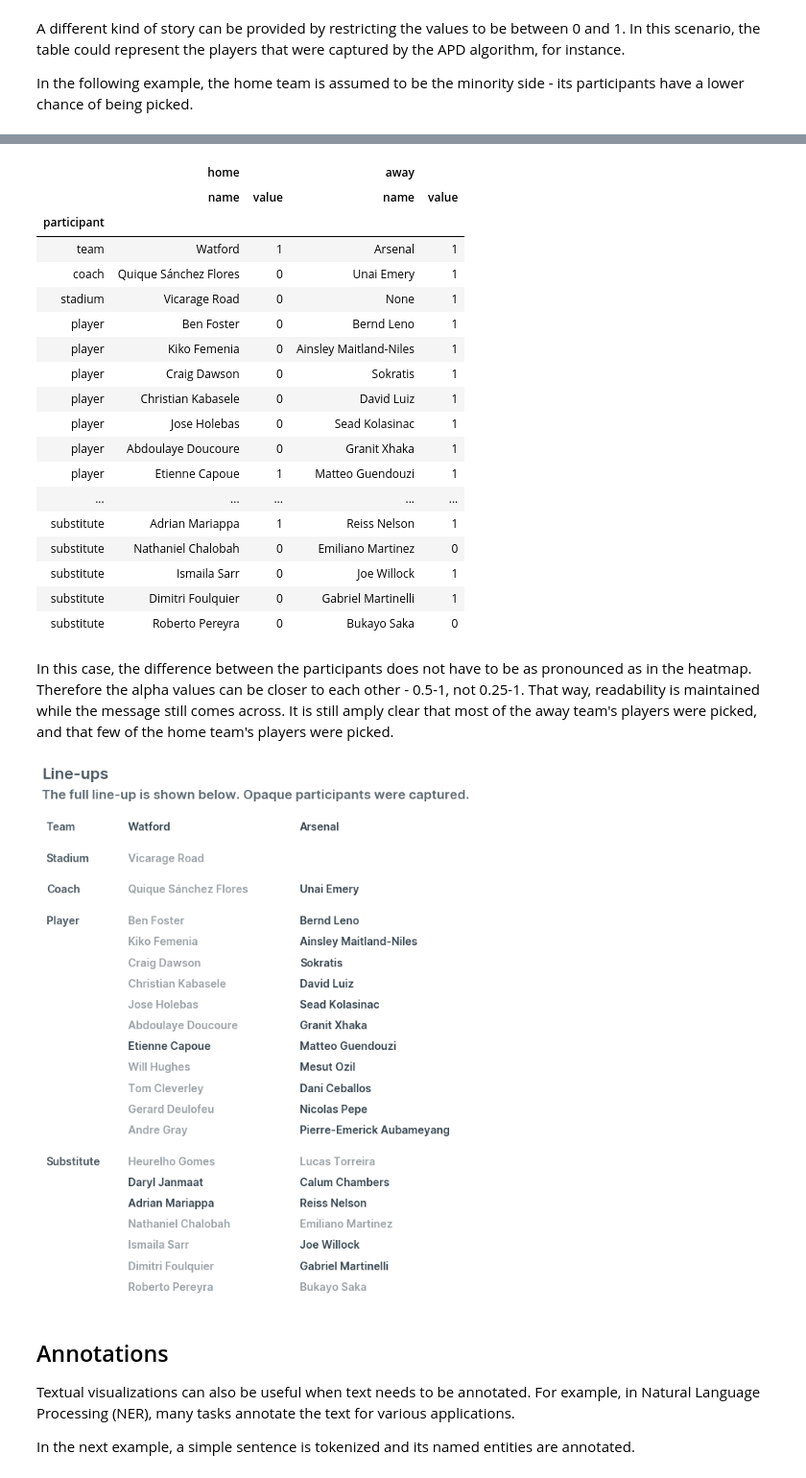
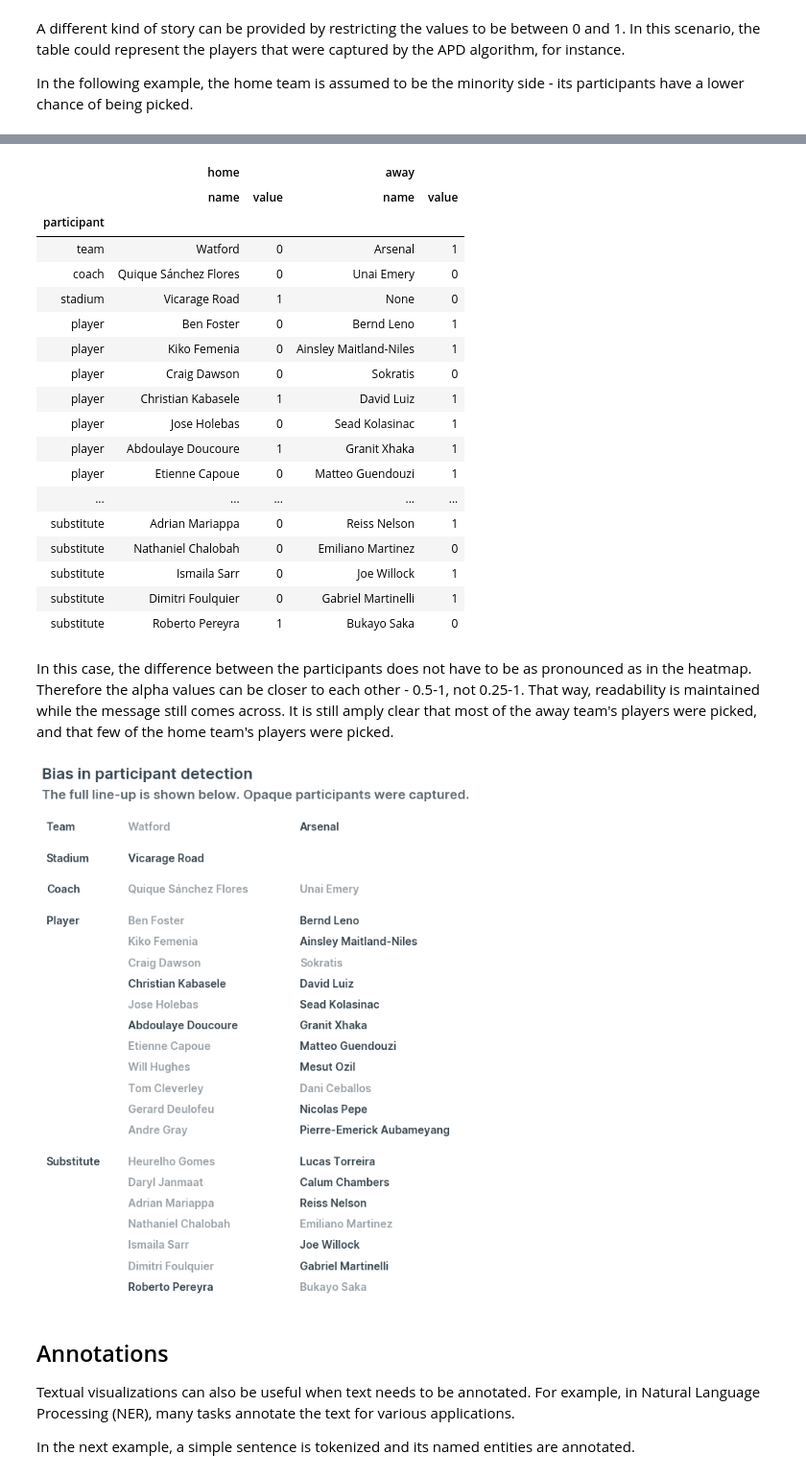
Before and after one commit to NicholasMamo/EvenTDT, a Jupyter notebook: notebooks/Visualizations/Text.ipynb, the cells around one changed output, grey strips where cells are left out. Shown: that part at 96% size. Cells and saved outputs as stored; diff of their text form; code cells hidden in the pictures.

```diff
--- a/notebooks/Visualizations/Text.ipynb
+++ b/notebooks/Visualizations/Text.ipynb
@@ -155,7 +155,7 @@ df
 # %% [markdown]
 In the visualization, special care is paid to ensuring that data is separated well using the proximity Gestalt principle. The different participant groups are separated by a wide white vertical space. The categories are separated by a wide vertical space.
 # %%
-plt.style.use(os.path.join(sys.path[0], "fire.style"))
+
 plt.style.reload_library()
 
 plt.figure(figsize=(10,10))
@@ -177,7 +177,7 @@ rows = 0
 for group in [ 'team', 'stadium', 'coach', 'player', 'substitute' ]:
     rows += 1 + (row_height if rows > 0 else 0)
     plt.text(pad, rows * row_height, group.capitalize(),
-             fontweight=600, alpha=0.9)
+             fontweight=600)
 
     """
     Go through each row in the group.
@@ -195,8 +195,7 @@ plt.title('Line-ups', loc='left', fontweight='bold', alpha=0.9,
           pad=40) # pad to make space for a subtitle
 ax = plt.gca()
 plt.text(0, 1.02, 'The full line-up is shown below',
-         fontsize='large', alpha=0.8,
-         horizontalalignment='left', verticalalignment='bottom',
+         fontsize='large', horizontalalignment='left', verticalalignment='bottom',
          transform=ax.transAxes)
 plt.show()
 # %% [output]
@@ -329,7 +328,7 @@ rows = 0
 for group in [ 'team', 'stadium', 'coach', 'player', 'substitute' ]:
     rows += 1 + (row_height if rows > 0 else 0)
     plt.text(pad, rows * row_height, group.capitalize(),
-             fontweight=600, alpha=0.8)
+             fontweight=600)
 
     """
     Go through each row in the group.
@@ -347,8 +346,7 @@ for group in [ 'team', 'stadium', 'coach', 'player', 'substitute' ]:
                      color='C3', alpha=row[value])
 
 plt.axis('off')
-plt.title('Line-ups', loc='left', fontweight='bold', alpha=0.9,
-          pad=40) # pad to make space for a subtitle
+plt.title('Line-ups', loc='left', fontweight='bold', pad=40) # pad to make space for a subtitle
 ax = plt.gca()
 plt.text(0, 1.02, 'The full line-up is shown below. The opacity represents the score of each participant.',
          fontsize='large', alpha=0.8,
@@ -442,22 +440,22 @@ df
 |  | home |  | away |  |
 |  | name | value | name | value |
 | participant |  |  |  |  |
-| team | Watford | 1 | Arsenal | 1 |
-| coach | Quique Sánchez Flores | 0 | Unai Emery | 1 |
-| stadium | Vicarage Road | 0 | None | 1 |
+| team | Watford | 0 | Arsenal | 1 |
+| coach | Quique Sánchez Flores | 0 | Unai Emery | 0 |
+| stadium | Vicarage Road | 1 | None | 0 |
 | player | Ben Foster | 0 | Bernd Leno | 1 |
 | player | Kiko Femenia | 0 | Ainsley Maitland-Niles | 1 |
-| player | Craig Dawson | 0 | Sokratis | 1 |
-| player | Christian Kabasele | 0 | David Luiz | 1 |
+| player | Craig Dawson | 0 | Sokratis | 0 |
+| player | Christian Kabasele | 1 | David Luiz | 1 |
 | player | Jose Holebas | 0 | Sead Kolasinac | 1 |
-| player | Abdoulaye Doucoure | 0 | Granit Xhaka | 1 |
-| player | Etienne Capoue | 1 | Matteo Guendouzi | 1 |
+| player | Abdoulaye Doucoure | 1 | Granit Xhaka | 1 |
+| player | Etienne Capoue | 0 | Matteo Guendouzi | 1 |
 | ... | ... | ... | ... | ... |
-| substitute | Adrian Mariappa | 1 | Reiss Nelson | 1 |
+| substitute | Adrian Mariappa | 0 | Reiss Nelson | 1 |
 | substitute | Nathaniel Chalobah | 0 | Emiliano Martinez | 0 |
 | substitute | Ismaila Sarr | 0 | Joe Willock | 1 |
 | substitute | Dimitri Foulquier | 0 | Gabriel Martinelli | 1 |
-| substitute | Roberto Pereyra | 0 | Bukayo Saka | 0 |
+| substitute | Roberto Pereyra | 1 | Bukayo Saka | 0 |
 # %% [markdown]
 In this case, the difference between the participants does not have to be as pronounced as in the heatmap. Therefore the alpha values can be closer to each other - 0.5-1, not 0.25-1. That way, readability is maintained while the message still comes across. It is still amply clear that most of the away team's players were picked, and that few of the home team's players were picked.
 # %%
@@ -480,37 +478,36 @@ Each group is displayed separately.
 """
 plt.gca().invert_yaxis() # invert the y-axis
 rows = 0
 for group in [ 'team', 'stadium', 'coach', 'player', 'substitute' ]:
     rows += 1 + (row_height if rows > 0 else 0)
     plt.text(pad, rows * row_height, group.capitalize(),
-             fontweight=600, alpha=0.9)
+             fontweight=600)
 
     """
     Go through each row in the group.
     Then, for each category, print the name of the player.
     """
     categories = {
         ('home', 'name'): ('home', 'value'),
         ('away', 'name'): ('away', 'value'),
     }
     for i, (_, row) in enumerate(df.loc[[group]].iterrows()):
         rows += 1 if i else 0
         for index, (category, value) in enumerate(categories.items()):
             plt.text(2 + index * 4, rows * row_height, row[category],
                      fontweight=600,
                      color='C3', alpha=max(row[value], 0.5))
 
 plt.axis('off')
-plt.title('Line-ups', loc='left', fontweight='bold', alpha=0.9,
-          pad=40) # pad to make space for a subtitle
+plt.title('Bias in participant detection', loc='left', fontweight='bold', pad=40) # pad to make space for a subtitle
 ax = plt.gca()
 plt.text(0, 1.02, 'The full line-up is shown below. Opaque participants were captured.',
          fontsize='large', alpha=0.8,
          horizontalalignment='left', verticalalignment='bottom',
          transform=ax.transAxes)
 plt.show()
 # %% [output]
-[figure, old version]
+[figure, new version]
 # %% [markdown]
 ## Annotations
 
```
Also changed, not shown: parts of 10 cells of this notebook.
